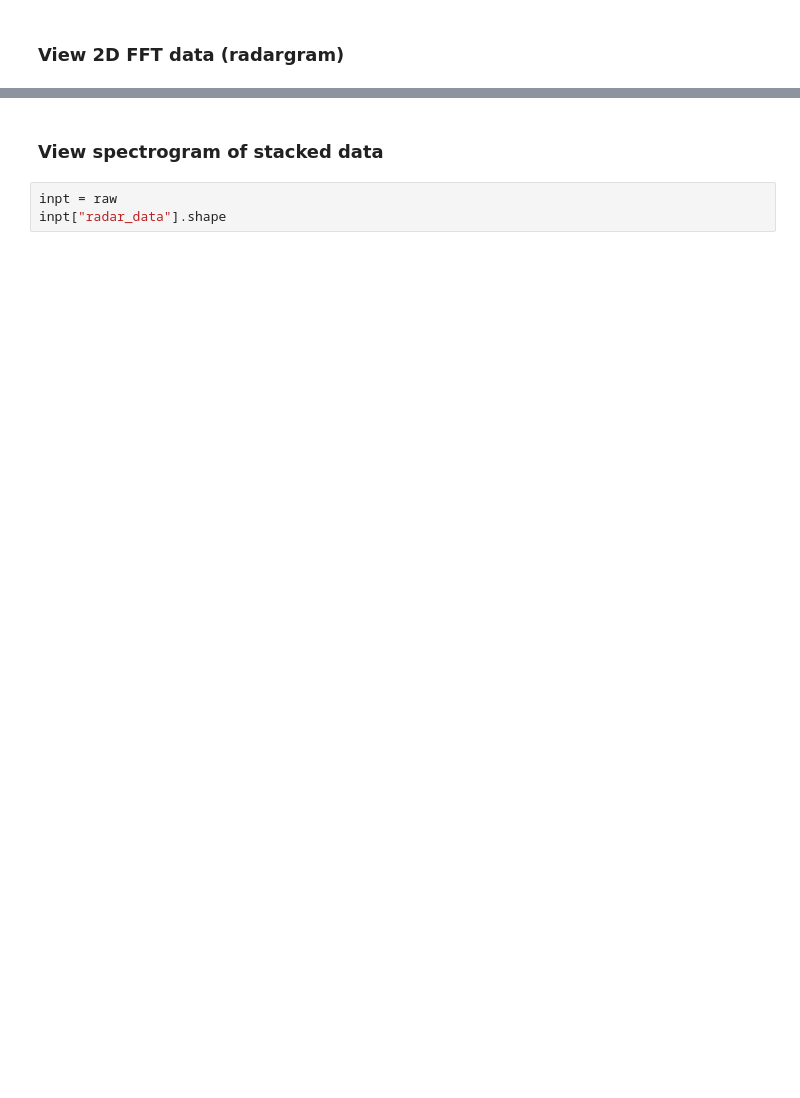
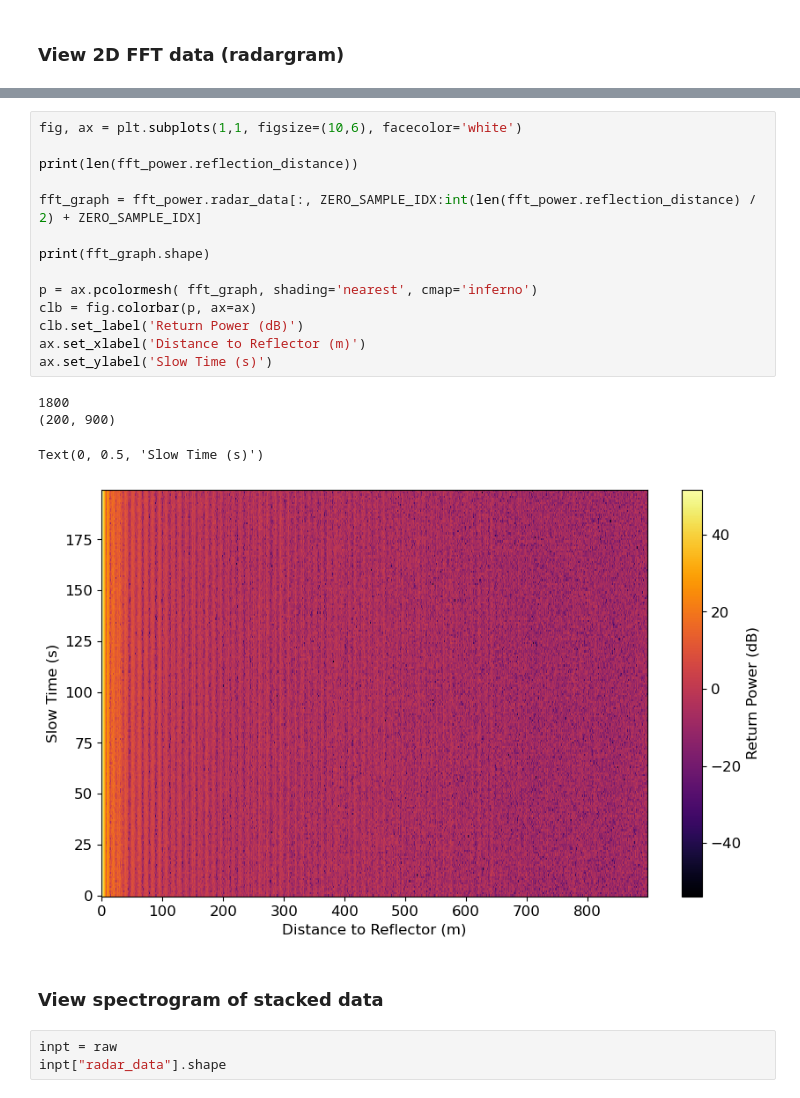
Before and after one commit to Elitearcanist/uhd_snowdar, a Jupyter notebook: postprocessing/notebooks/Field Processing.ipynb, the cells around one changed output, grey strips where cells are left out. Saved outputs shown, nothing was run; the diff lists cells and outputs as text; blank space fills up the shorter version.

```diff
--- a/postprocessing/notebooks/Field Processing.ipynb
+++ b/postprocessing/notebooks/Field Processing.ipynb
@@ -173,3 +172,22 @@ Text(0, 0.5, 'Slow Time (s)')
+# %%
+fig, ax = plt.subplots(1,1, figsize=(10,6), facecolor='white')
+
+print(len(fft_power.reflection_distance))
+
+fft_graph = fft_power.radar_data[:, ZERO_SAMPLE_IDX:int(len(fft_power.reflection_distance) / 2) + ZERO_SAMPLE_IDX]
+
+print(fft_graph.shape)
+
+p = ax.pcolormesh( fft_graph, shading='nearest', cmap='inferno')
+clb = fig.colorbar(p, ax=ax)
+clb.set_label('Return Power (dB)')
+ax.set_xlabel('Distance to Reflector (m)')
+ax.set_ylabel('Slow Time (s)')
+# %% [output]
+1800
+(200, 900)
+Text(0, 0.5, 'Slow Time (s)')
+[figure, added]
 # %% [markdown]
 ### View spectrogram of stacked data
 # %%
```
Also changed, not shown: parts of 11 cells of this notebook, 2 other files.
